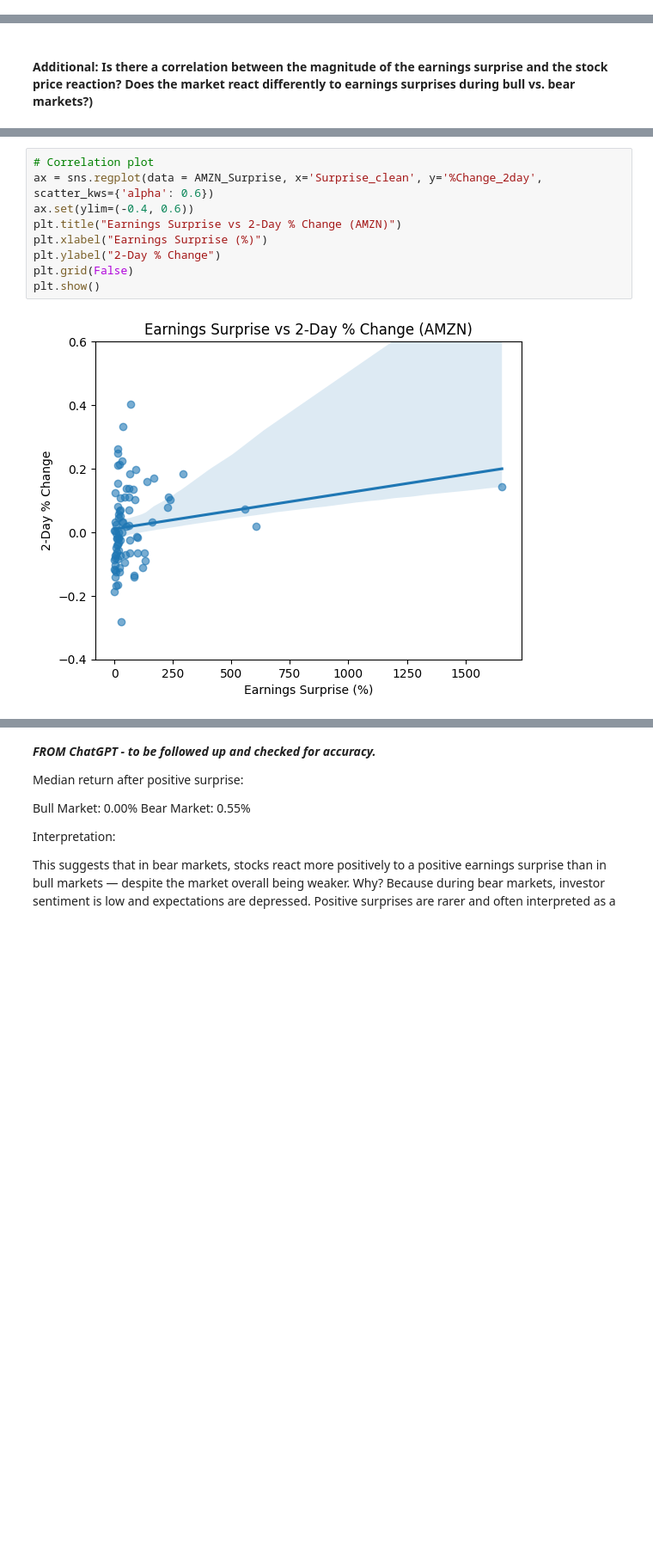
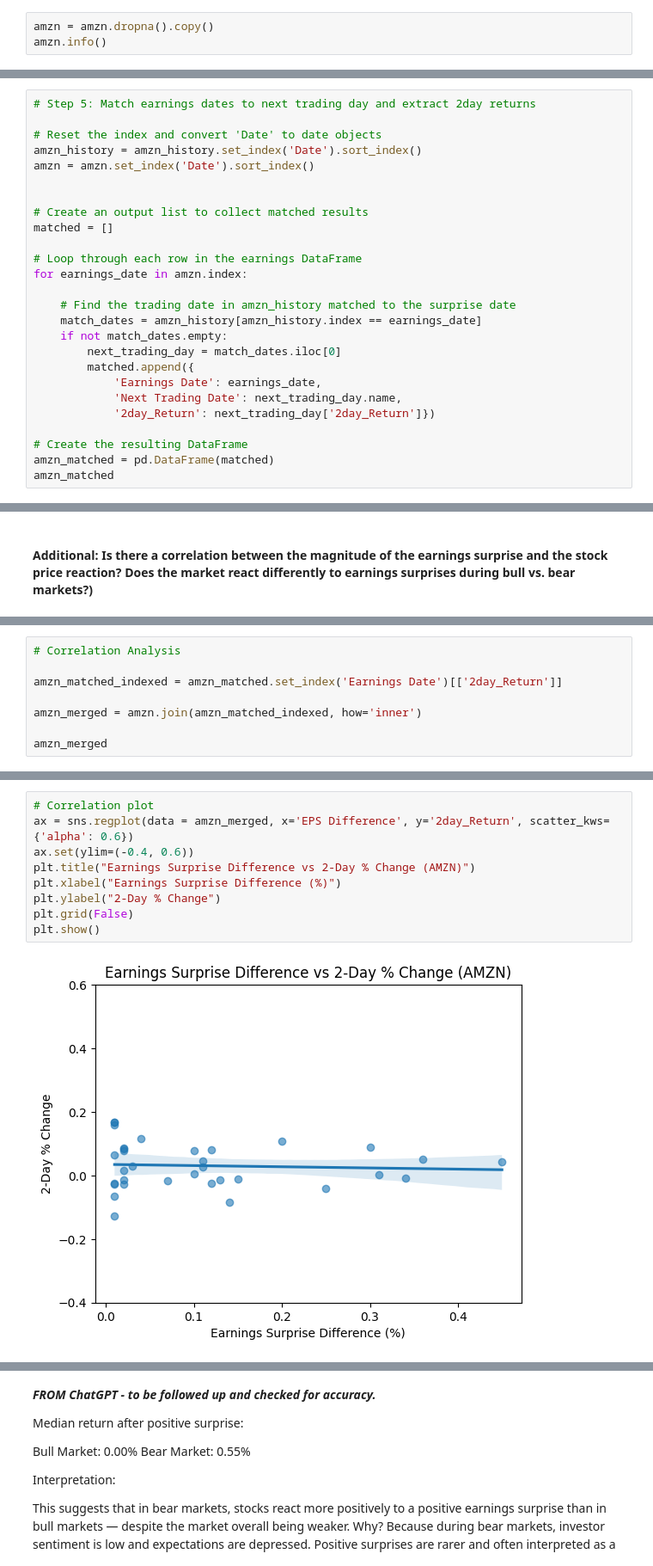
Before and after one commit to eekevall/stock-markets-analytics-zoomcamp-, a Jupyter notebook: 01-intro-and-data-source/Homework_1/2025_Module_01_Homework_EEkevall.ipynb, the cells around one changed output, grey strips where cells are left out. Shown at 86% size. Saved outputs shown, nothing was run; the diff lists cells and outputs as text; blank space fills up the shorter version.

```diff
--- a/01-intro-and-data-source/Homework_1/2025_Module_01_Homework_EEkevall.ipynb
+++ b/01-intro-and-data-source/Homework_1/2025_Module_01_Homework_EEkevall.ipynb
@@ -780,0 +780,3 @@ df_Amazon
+# %%
+amzn = amzn.dropna().copy()
+amzn.info()
@@ -884,0 +872,26 @@ median all historical dates: 0.16 %
+# %%
+# Step 5: Match earnings dates to next trading day and extract 2day returns
+
+# Reset the index and convert 'Date' to date objects
+amzn_history = amzn_history.set_index('Date').sort_index()
+amzn = amzn.set_index('Date').sort_index()
+
+
+# Create an output list to collect matched results
+matched = []
+
+# Loop through each row in the earnings DataFrame
+for earnings_date in amzn.index:
+
+    # Find the trading date in amzn_history matched to the surprise date
+    match_dates = amzn_history[amzn_history.index == earnings_date]
+    if not match_dates.empty:
+        next_trading_day = match_dates.iloc[0]
+        matched.append({
+            'Earnings Date': earnings_date,
+            'Next Trading Date': next_trading_day.name,
+            '2day_Return': next_trading_day['2day_Return']})
+
+# Create the resulting DataFrame
+amzn_matched = pd.DataFrame(matched)
+amzn_matched
@@ -900,0 +956,8 @@ correlation
+# %%
+# Correlation Analysis
+
+amzn_matched_indexed = amzn_matched.set_index('Earnings Date')[['2day_Return']]
+
+amzn_merged = amzn.join(amzn_matched_indexed, how='inner')
+
+amzn_merged
@@ -901,14 +989,14 @@ correlation
 # %%
 # Correlation plot
-ax = sns.regplot(data = AMZN_Surprise, x='Surprise_clean', y='%Change_2day', scatter_kws={'alpha': 0.6})
+ax = sns.regplot(data = amzn_merged, x='EPS Difference', y='2day_Return', scatter_kws={'alpha': 0.6})
 ax.set(ylim=(-0.4, 0.6))
-plt.title("Earnings Surprise vs 2-Day % Change (AMZN)")
-plt.xlabel("Earnings Surprise (%)")
+plt.title("Earnings Surprise Difference vs 2-Day % Change (AMZN)")
+plt.xlabel("Earnings Surprise Difference (%)")
 plt.ylabel("2-Day % Change")
 plt.grid(False)
 plt.show()
 # %% [output]
-[figure, old version]
+[figure, new version]
 # %%
 # Bull vs Bear Market Analysis
 
```
Also changed, not shown: parts of 46 cells of this notebook.
